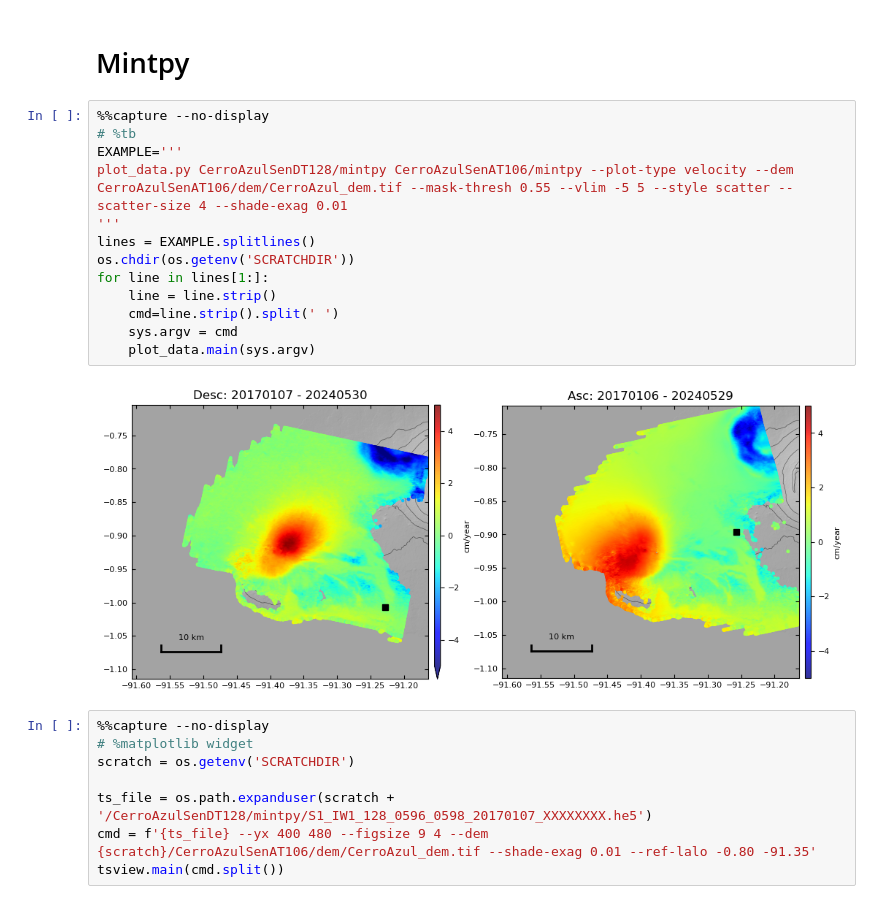
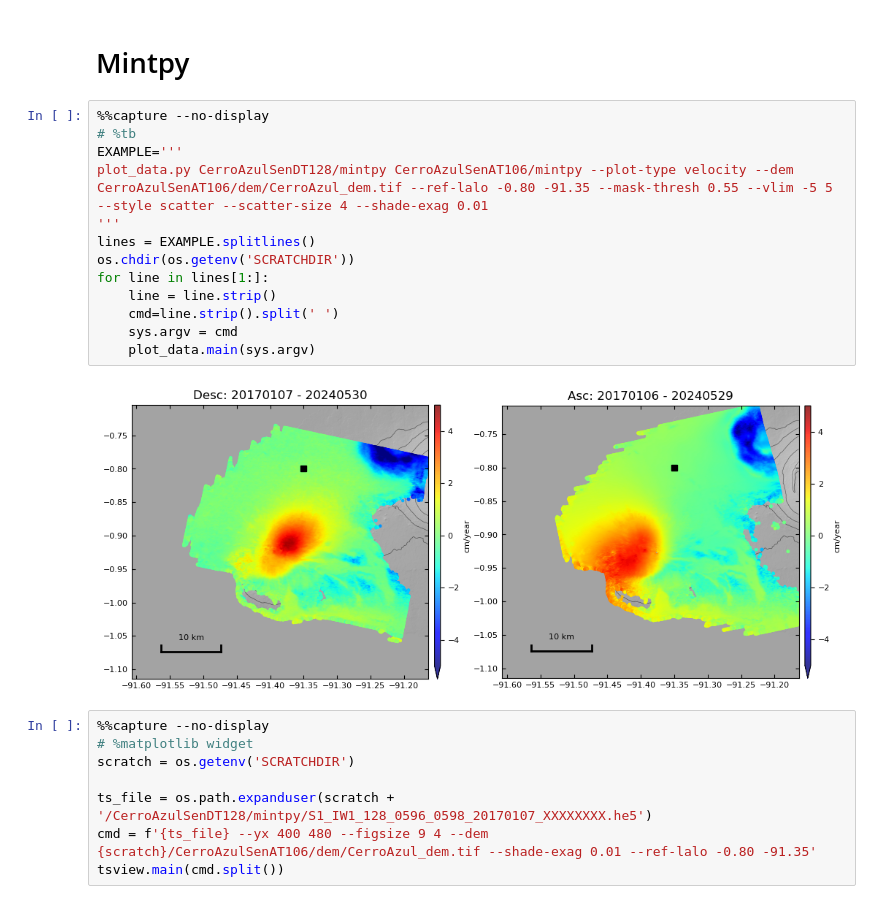
Before and after one commit to geodesymiami/PlotData-notebooks, a Jupyter notebook: CerroAzul.ipynb, the cells around one changed output. Saved outputs shown, nothing was run; the diff lists cells and outputs as text.

```diff
--- a/CerroAzul.ipynb
+++ b/CerroAzul.ipynb
@@ -14,18 +14,18 @@ os.chdir(os.getenv('SCRATCHDIR'))
 # %%
 %%capture --no-display
 # %tb
 EXAMPLE='''
-plot_data.py CerroAzulSenDT128/mintpy CerroAzulSenAT106/mintpy --plot-type velocity --dem CerroAzulSenAT106/dem/CerroAzul_dem.tif --mask-thresh 0.55 --vlim -5 5 --style scatter --scatter-size 4 --shade-exag 0.01
+plot_data.py CerroAzulSenDT128/mintpy CerroAzulSenAT106/mintpy --plot-type velocity --dem CerroAzulSenAT106/dem/CerroAzul_dem.tif --ref-lalo -0.80 -91.35 --mask-thresh 0.55 --vlim -5 5 --style scatter --scatter-size 4 --shade-exag 0.01
 '''
 lines = EXAMPLE.splitlines()
 os.chdir(os.getenv('SCRATCHDIR'))
 for line in lines[1:]:
     line = line.strip()
     cmd=line.strip().split(' ')
     sys.argv = cmd
     plot_data.main(sys.argv)
 # %% [output]
-[figure, old version]
+[figure, new version]
 # %%
 %%capture --no-display
 # %matplotlib widget
```
Also changed, not shown: parts of 4 cells of this notebook, 2 other files.
